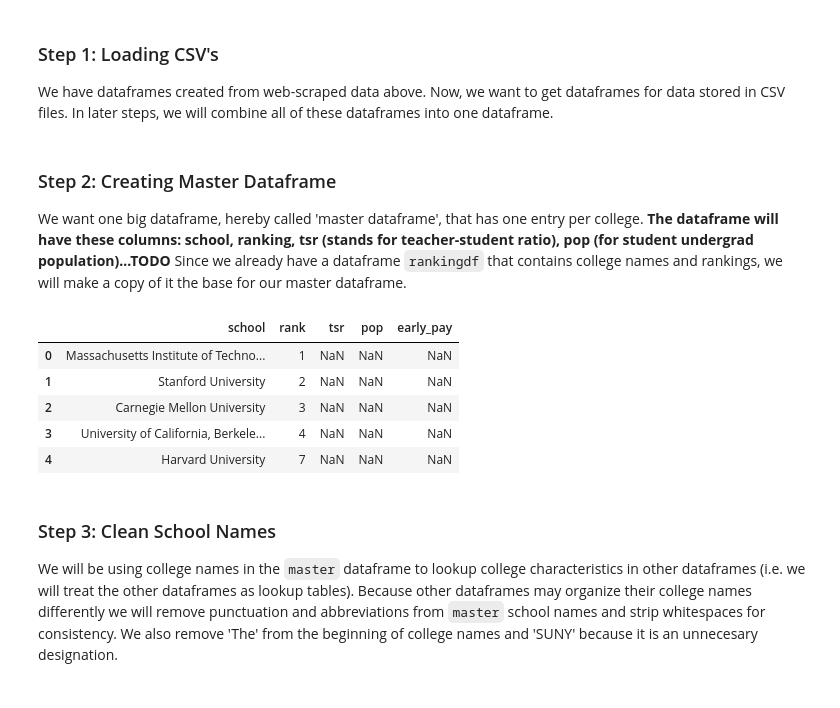
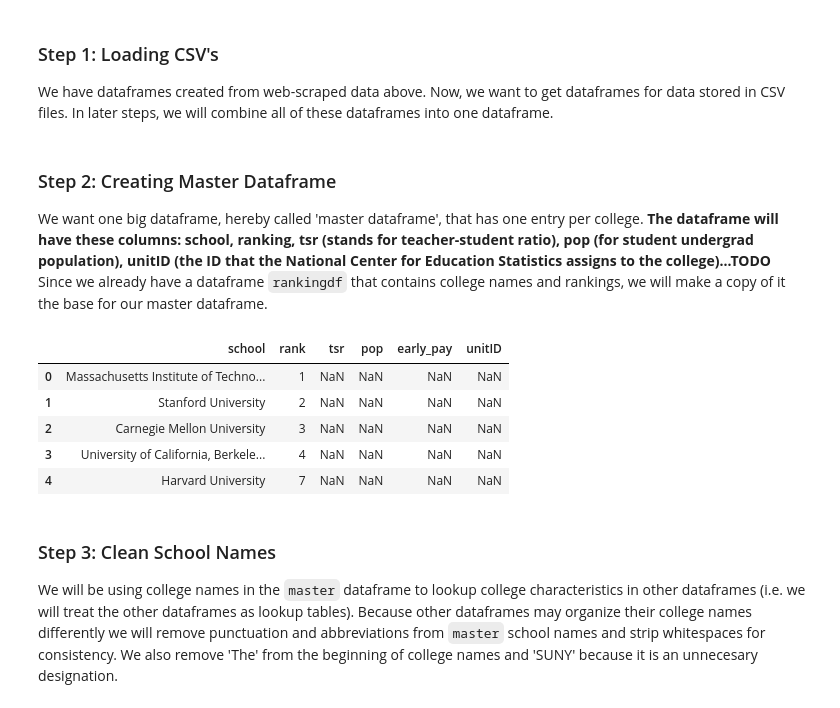
Before and after one commit to tangteresa/INFO2950-Project, a Jupyter notebook: Phase II.ipynb, the cells around one changed output. Saved outputs shown, nothing was run; the diff lists cells and outputs as text; code cells hidden in the pictures.

```diff
--- a/Phase II.ipynb
+++ b/Phase II.ipynb
@@ -168,22 +168,22 @@ enrollment = pd.read_csv("enrollment.csv")
 location = pd.read_csv("geographic_characteristics.csv")
 # %% [markdown]
 ### Step 2: Creating Master Dataframe
-We want one big dataframe, hereby called 'master dataframe', that has one entry per college. **The dataframe will have these columns: school, ranking, tsr (stands for teacher-student ratio), pop (for student undergrad population)...TODO** Since we already have a dataframe `rankingdf` that contains college names and rankings, we will make a copy of it the base for our master dataframe.
+We want one big dataframe, hereby called 'master dataframe', that has one entry per college. **The dataframe will have these columns: school, ranking, tsr (stands for teacher-student ratio), pop (for student undergrad population), unitID (the ID that the National Center for Education Statistics assigns to the college)...TODO** Since we already have a dataframe `rankingdf` that contains college names and rankings, we will make a copy of it the base for our master dataframe.
 # %%
 master = rankingdf.copy()
 # %%
 # Rearrange columns so school name comes first
 master = master[['school', 'rank']]
 # Add empty columns
-master = pd.concat([master, pd.DataFrame(columns=['tsr', 'pop', 'early_pay'])])
+master = pd.concat([master, pd.DataFrame(columns=['tsr', 'pop', 'early_pay', 'unitID'])])
 master.head()
 # %% [output]
-|  | school | rank | tsr | pop | early_pay |
-| 0 | Massachusetts Institute of Techno... | 1 | NaN | NaN | NaN |
-| 1 | Stanford University | 2 | NaN | NaN | NaN |
-| 2 | Carnegie Mellon University | 3 | NaN | NaN | NaN |
-| 3 | University of California, Berkele... | 4 | NaN | NaN | NaN |
-| 4 | Harvard University | 7 | NaN | NaN | NaN |
+|  | school | rank | tsr | pop | early_pay | unitID |
+| 0 | Massachusetts Institute of Techno... | 1 | NaN | NaN | NaN | NaN |
+| 1 | Stanford University | 2 | NaN | NaN | NaN | NaN |
+| 2 | Carnegie Mellon University | 3 | NaN | NaN | NaN | NaN |
+| 3 | University of California, Berkele... | 4 | NaN | NaN | NaN | NaN |
+| 4 | Harvard University | 7 | NaN | NaN | NaN | NaN |
 # %% [markdown]
 ### Step 3: Clean School Names
 We will be using college names in the `master` dataframe to lookup college characteristics in other dataframes (i.e. we will treat the other dataframes as lookup tables). Because other dataframes may organize their college names differently we will remove punctuation and abbreviations from `master` school names and strip whitespaces for consistency. We also remove 'The' from the beginning of college names and 'SUNY' because it is an unnecesary designation.
```
Also changed, not shown: parts of 14 cells of this notebook.
